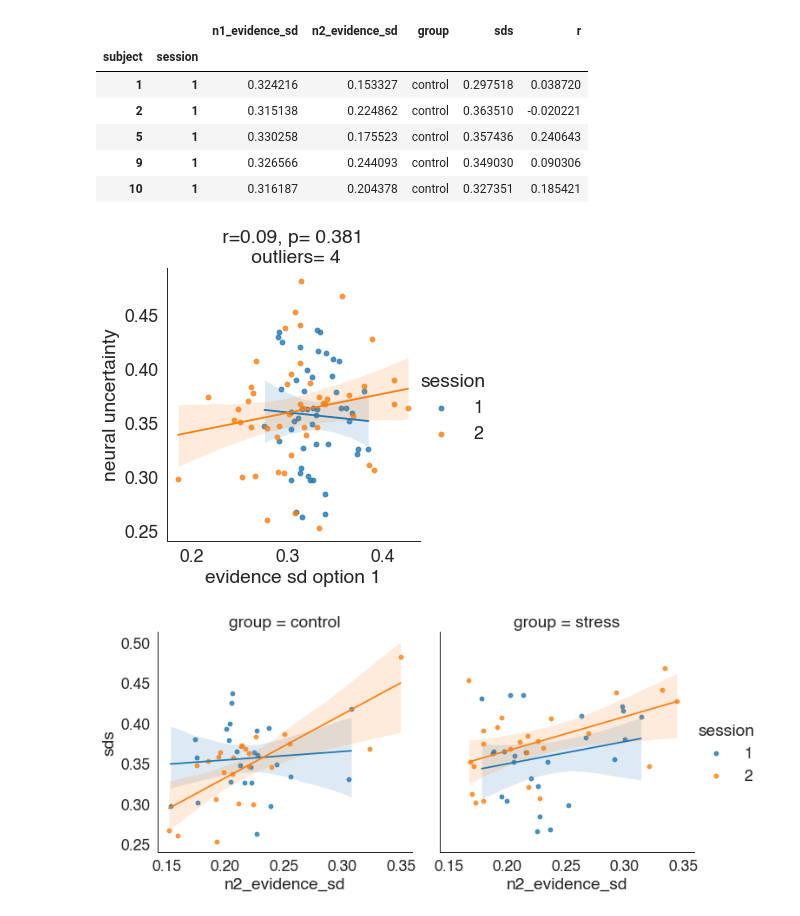
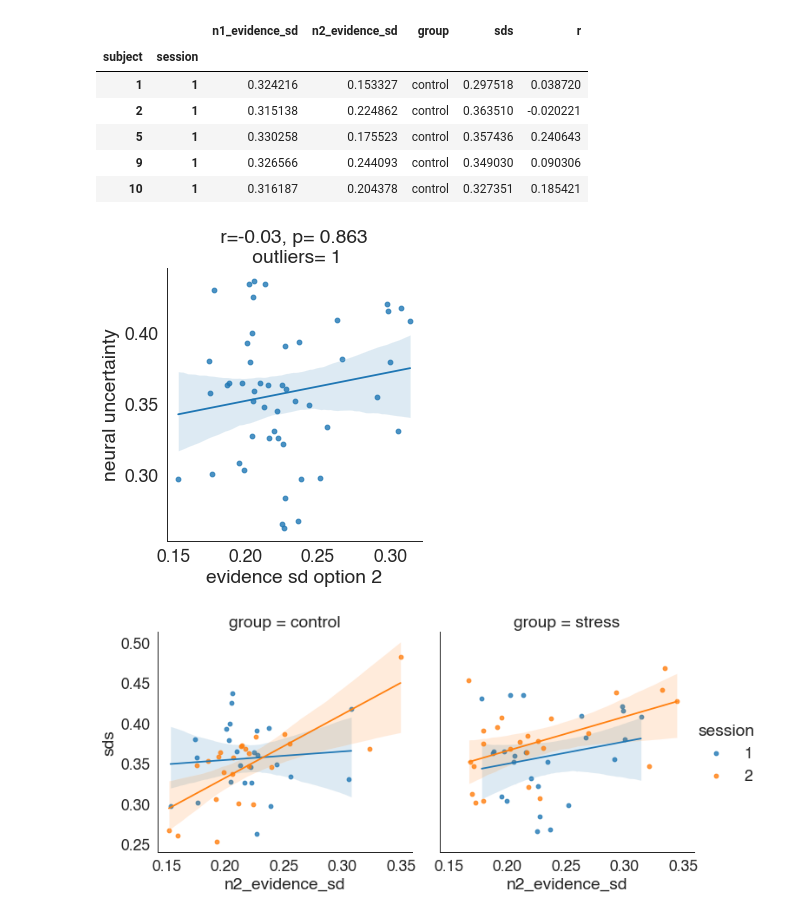
Before and after one commit to Gilles86/stress_risk, a Jupyter notebook: stress_risk/plots_for_paper/poster_fig_probit.ipynb, the cells around one changed output. Saved outputs shown, nothing was run; the diff lists cells and outputs as text; code cells hidden in the pictures.

```diff
--- a/stress_risk/plots_for_paper/poster_fig_probit.ipynb
+++ b/stress_risk/plots_for_paper/poster_fig_probit.ipynb
@@ -348,19 +348,19 @@ df_comb_int.head()
 | 9 | 1 | 0.326566 | 0.244093 | control | 0.349030 | 0.090306 |
 | 10 | 1 | 0.316187 | 0.204378 | control | 0.327351 | 0.185421 |
 # %%
-ses = 'both'
-temp = df_comb_int#.xs(ses,0,'session')
+ses = 1#'both'
+temp = df_comb_int.xs(ses,0,'session')
 
-y_var ='n1_evidence_sd'
-fac = sns.lmplot(data=temp.reset_index() , x =y_var, y = 'sds',hue='session') #, hue='group'
+y_var ='n2_evidence_sd'
+fac = sns.lmplot(data=temp.reset_index() , x =y_var, y = 'sds') #, hue='group',hue='session'
 cor = pingouin.corr(temp[y_var], temp['sds'], method='shepherd')
 r_ = np.round(cor['r'][0], 2)
 p = np.round(cor['p-val'][0], 3)
 outliers = cor['outliers'][0]
 fac.set(xlabel=f'evidence sd option {y_var[1]}',ylabel='neural uncertainty', title = f' r={r_}, p= {p} \n outliers= {outliers}')
 plt.savefig(op.join(plot_folder_path, f'sds-{y_var}_ses-{ses}_corr_robust.pdf'), bbox_inches='tight')
 # %% [output]
-[figure, old version]
+[figure, new version]
 # %%
 fac = sns.lmplot(data=df_comb_int.reset_index() , x =y_var, y = 'sds',hue='session',col='group') #, hue='group'
 # %% [output]
```
Also changed, not shown: parts of 1 cell of this notebook, 2 other files.
